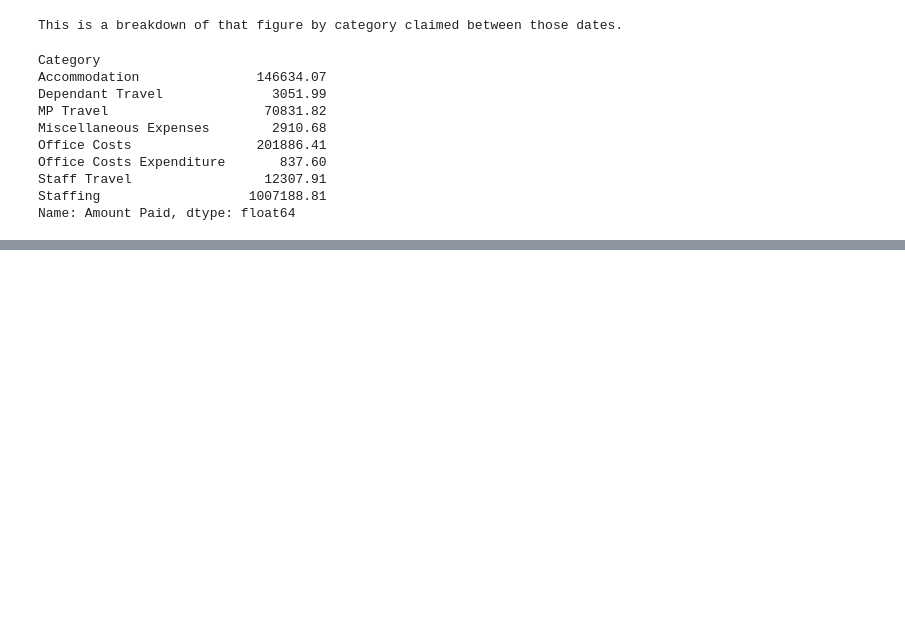
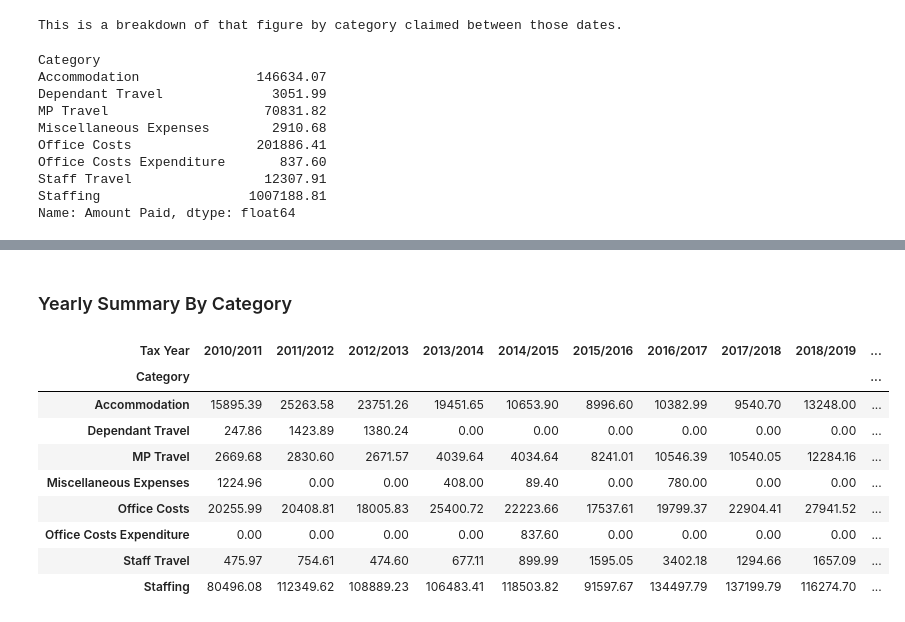
Before and after one commit to whitespider1066/MPExpenses, a Jupyter notebook: mpexpensesv2.ipynb, the cells around one changed output, grey strips where cells are left out. Cells and saved outputs as stored; diff of their text form; code cells hidden in the pictures; blank space fills up the shorter version.

```diff
--- a/mpexpensesv2.ipynb
+++ b/mpexpensesv2.ipynb
@@ -197,0 +221,15 @@ localMPYearlyDetail
+# %% [markdown]
+### Yearly Summary By Category
+# %%
+localMPYearlySummary['sum'].unstack().fillna(0.0)
+# %% [output]
+| Tax Year | 2010/2011 | 2011/2012 | 2012/2013 | 2013/2014 | 2014/2015 | 2015/2016 | 2016/2017 | 2017/2018 | 2018/2019 | ... |
+| Category |  |  |  |  |  |  |  |  |  | ... |
+| Accommodation | 15895.39 | 25263.58 | 23751.26 | 19451.65 | 10653.90 | 8996.60 | 10382.99 | 9540.70 | 13248.00 | ... |
+| Dependant Travel | 247.86 | 1423.89 | 1380.24 | 0.00 | 0.00 | 0.00 | 0.00 | 0.00 | 0.00 | ... |
+| MP Travel | 2669.68 | 2830.60 | 2671.57 | 4039.64 | 4034.64 | 8241.01 | 10546.39 | 10540.05 | 12284.16 | ... |
+| Miscellaneous Expenses | 1224.96 | 0.00 | 0.00 | 408.00 | 89.40 | 0.00 | 780.00 | 0.00 | 0.00 | ... |
+| Office Costs | 20255.99 | 20408.81 | 18005.83 | 25400.72 | 22223.66 | 17537.61 | 19799.37 | 22904.41 | 27941.52 | ... |
+| Office Costs Expenditure | 0.00 | 0.00 | 0.00 | 0.00 | 837.60 | 0.00 | 0.00 | 0.00 | 0.00 | ... |
+| Staff Travel | 475.97 | 754.61 | 474.60 | 677.11 | 899.99 | 1595.05 | 3402.18 | 1294.66 | 1657.09 | ... |
+| Staffing | 80496.08 | 112349.62 | 108889.23 | 106483.41 | 118503.82 | 91597.67 | 134497.79 | 137199.79 | 116274.70 | ... |
```
Also changed, not shown: parts of 18 cells of this notebook.
